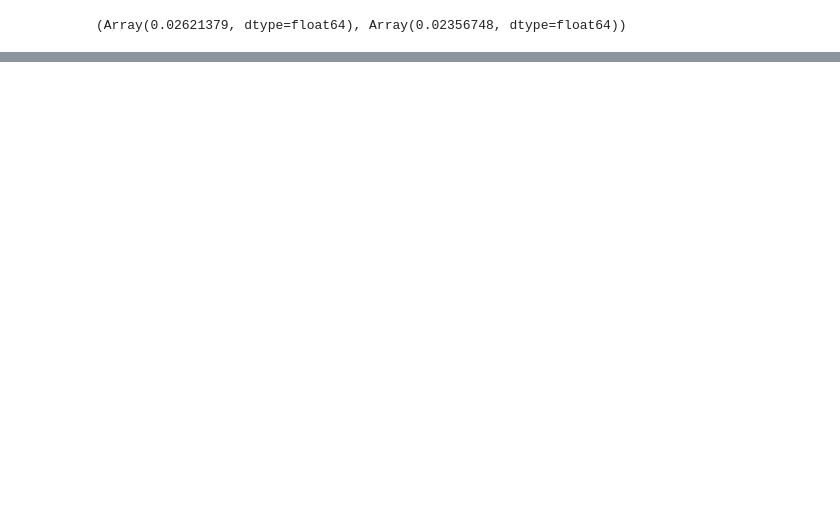
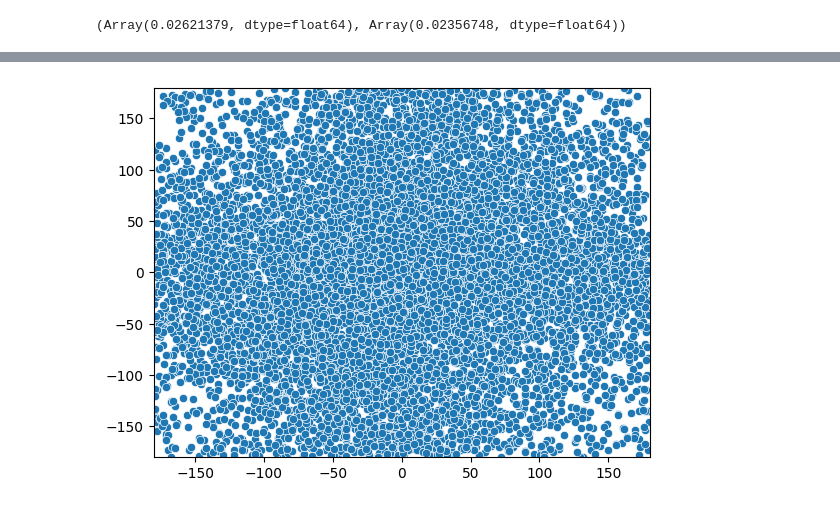
Before and after one commit to reubenharry/jax-md, a Jupyter notebook: notebooks/ad_mclmc.ipynb, the cells around one changed output, grey strips where cells are left out. Saved outputs shown, nothing was run; the diff lists cells and outputs as text; code cells hidden in the pictures; blank space fills up the shorter version.

```diff
--- a/notebooks/ad_mclmc.ipynb
+++ b/notebooks/ad_mclmc.ipynb
@@ -249,0 +176,4 @@ rama_plot(list(rs))
+# %%
+rama_plot(traj)
+# %% [output]
+[figure, added]
```
Also changed, not shown: parts of 20 cells of this notebook, 3 other files.
